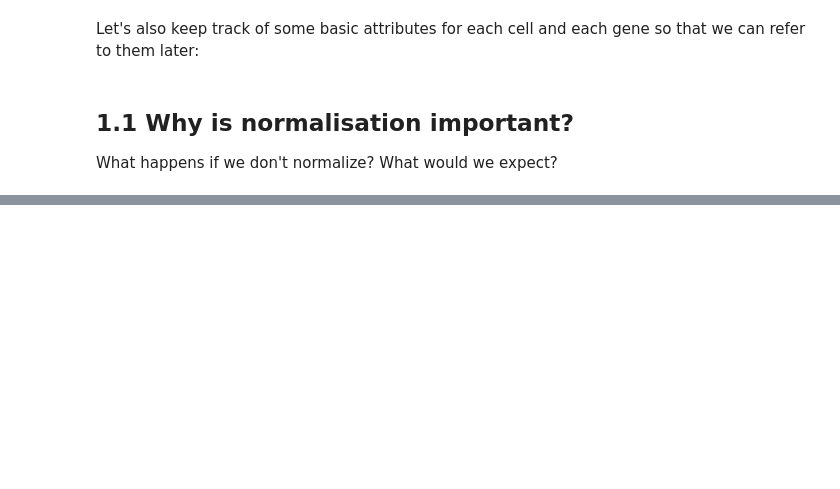
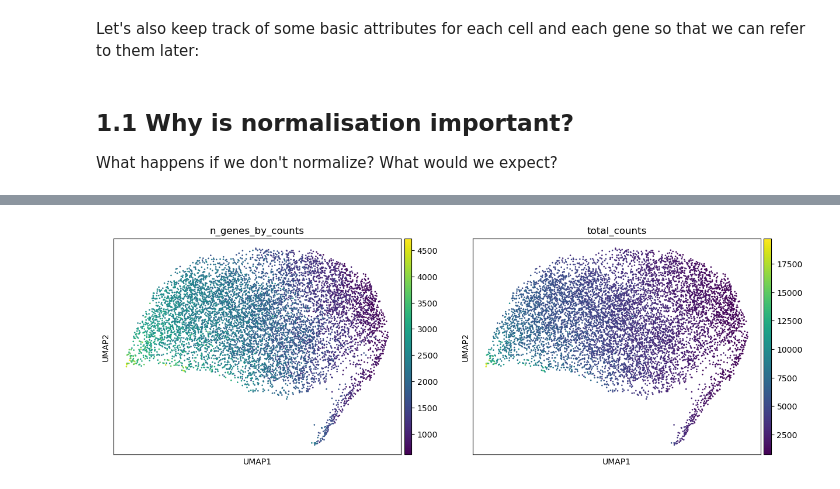
Before and after one commit to galicae/ue300164, a Jupyter notebook: units/01-normalisation.ipynb, the cells around one changed output, grey strips where cells are left out. Saved outputs shown, nothing was run; the diff lists cells and outputs as text; code cells hidden in the pictures; blank space fills up the shorter version.

```diff
--- a/units/01-normalisation.ipynb
+++ b/units/01-normalisation.ipynb
@@ -76,3 +118,7 @@ highly expressed gene and that of a gene with low average expression.
+# %%
+sc.pl.umap(high_avg, color=["n_genes_by_counts", "total_counts"])
+# %% [output]
+[figure, added]
 # %%
 def approximately_equal(x, y, tol=0.01):
     return abs(x - y) < tol
```
Also changed, not shown: parts of 40 cells of this notebook, 1 other file.
